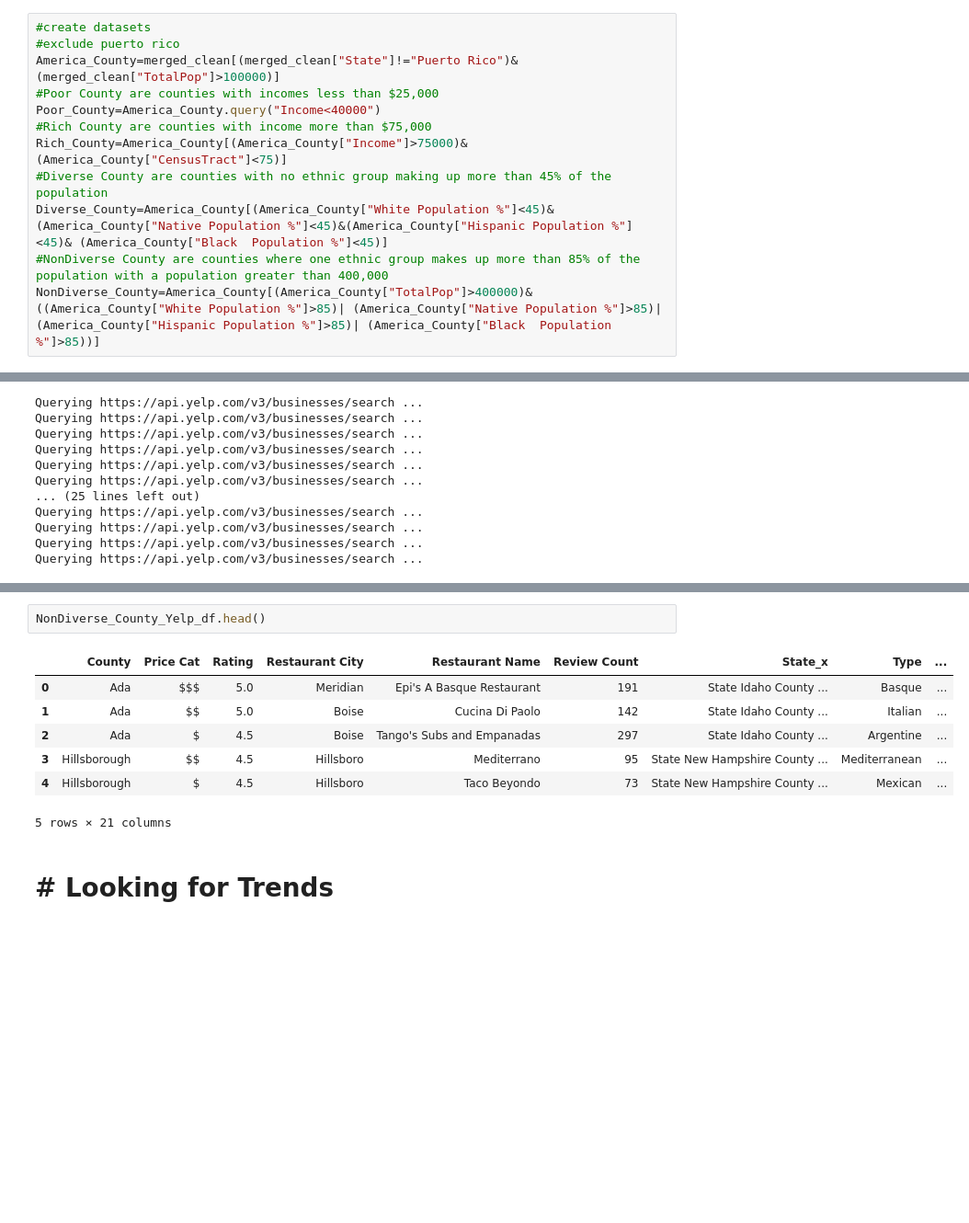
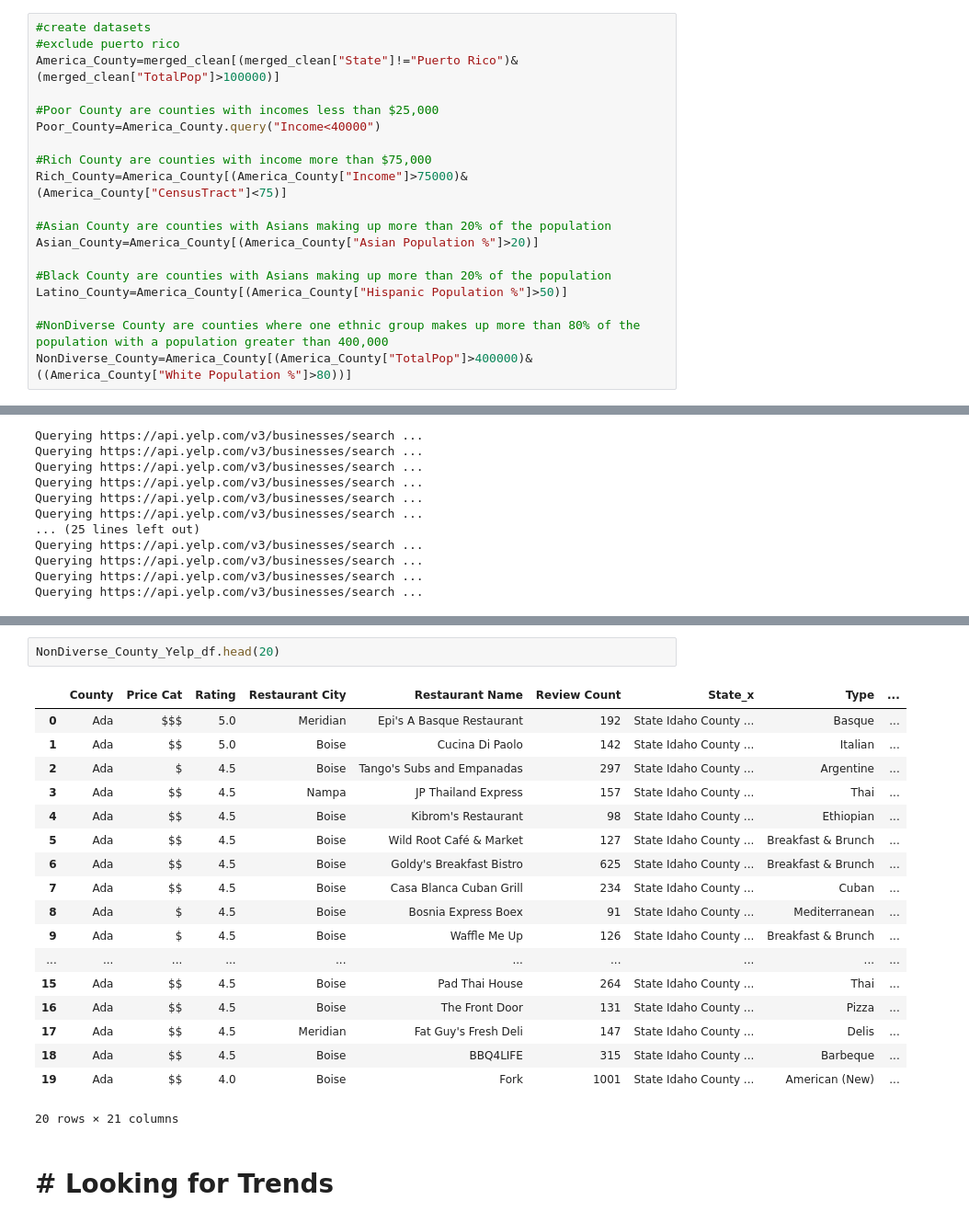
Before and after one commit to mlee0416/Dolphin-Rebels-, a Jupyter notebook: Census Analysis.ipynb, the cells around one changed output, grey strips where cells are left out. Shown at 92% size. Cells and saved outputs as stored; diff of their text form; blank space fills up the shorter version.

```diff
--- a/Census Analysis.ipynb
+++ b/Census Analysis.ipynb
@@ -193,11 +193,18 @@ merged_clean.head()
 #create datasets
 #exclude puerto rico
 America_County=merged_clean[(merged_clean["State"]!="Puerto Rico")&(merged_clean["TotalPop"]>100000)]
+
 #Poor County are counties with incomes less than $25,000
 Poor_County=America_County.query("Income<40000")
+
 #Rich County are counties with income more than $75,000
 Rich_County=America_County[(America_County["Income"]>75000)& (America_County["CensusTract"]<75)]
-#Diverse County are counties with no ethnic group making up more than 45% of the population
-Diverse_County=America_County[(America_County["White Population %"]<45)& (America_County["Native Population %"]<45)&(America_County["Hispanic Population %"]<45)& (America_County["Black  Population %"]<45)]
-#NonDiverse County are counties where one ethnic group makes up more than 85% of the population with a population greater than 400,000
-NonDiverse_County=America_County[(America_County["TotalPop"]>400000)&((America_County["White Population %"]>85)| (America_County["Native Population %"]>85)|(America_County["Hispanic Population %"]>85)| (America_County["Black  Population %"]>85))]
+
+#Asian County are counties with Asians making up more than 20% of the population
+Asian_County=America_County[(America_County["Asian Population %"]>20)]
+
+#Black County are counties with Asians making up more than 20% of the population
+Latino_County=America_County[(America_County["Hispanic Population %"]>50)]
+
+#NonDiverse County are counties where one ethnic group makes up more than 80% of the population with a population greater than 400,000
+NonDiverse_County=America_County[(America_County["TotalPop"]>400000)&((America_County["White Population %"]>80))]
@@ -458,12 +486,23 @@ Querying https://api.yelp.com/v3/businesses/search ...
 # %%
-NonDiverse_County_Yelp_df.head()
+NonDiverse_County_Yelp_df.head(20)
 # %% [output]
 |  | County | Price Cat | Rating | Restaurant City | Restaurant Name | Review Count | State_x | Type | ... |
-| 0 | Ada | $$$ | 5.0 | Meridian | Epi's A Basque Restaurant | 191 | State Idaho County ... | Basque | ... |
+| 0 | Ada | $$$ | 5.0 | Meridian | Epi's A Basque Restaurant | 192 | State Idaho County ... | Basque | ... |
 | 1 | Ada | $$ | 5.0 | Boise | Cucina Di Paolo | 142 | State Idaho County ... | Italian | ... |
 | 2 | Ada | $ | 4.5 | Boise | Tango's Subs and Empanadas | 297 | State Idaho County ... | Argentine | ... |
-| 3 | Hillsborough | $$ | 4.5 | Hillsboro | Mediterrano | 95 | State New Hampshire County ... | Mediterranean | ... |
-| 4 | Hillsborough | $ | 4.5 | Hillsboro | Taco Beyondo | 73 | State New Hampshire County ... | Mexican | ... |
+| 3 | Ada | $$ | 4.5 | Nampa | JP Thailand Express | 157 | State Idaho County ... | Thai | ... |
+| 4 | Ada | $$ | 4.5 | Boise | Kibrom's Restaurant | 98 | State Idaho County ... | Ethiopian | ... |
+| 5 | Ada | $$ | 4.5 | Boise | Wild Root Café & Market | 127 | State Idaho County ... | Breakfast & Brunch | ... |
+| 6 | Ada | $$ | 4.5 | Boise | Goldy's Breakfast Bistro | 625 | State Idaho County ... | Breakfast & Brunch | ... |
+| 7 | Ada | $$ | 4.5 | Boise | Casa Blanca Cuban Grill | 234 | State Idaho County ... | Cuban | ... |
+| 8 | Ada | $ | 4.5 | Boise | Bosnia Express Boex | 91 | State Idaho County ... | Mediterranean | ... |
+| 9 | Ada | $ | 4.5 | Boise | Waffle Me Up | 126 | State Idaho County ... | Breakfast & Brunch | ... |
+| ... | ... | ... | ... | ... | ... | ... | ... | ... | ... |
+| 15 | Ada | $$ | 4.5 | Boise | Pad Thai House | 264 | State Idaho County ... | Thai | ... |
+| 16 | Ada | $$ | 4.5 | Boise | The Front Door | 131 | State Idaho County ... | Pizza | ... |
+| 17 | Ada | $$ | 4.5 | Meridian | Fat Guy's Fresh Deli | 147 | State Idaho County ... | Delis | ... |
+| 18 | Ada | $$ | 4.5 | Boise | BBQ4LIFE | 315 | State Idaho County ... | Barbeque | ... |
+| 19 | Ada | $$ | 4.0 | Boise | Fork | 1001 | State Idaho County ... | American (New) | ... |
-5 rows × 21 columns
+20 rows × 21 columns
 # %% [markdown]
 #    # Looking for Trends
```
Also changed, not shown: parts of 20 cells of this notebook.
